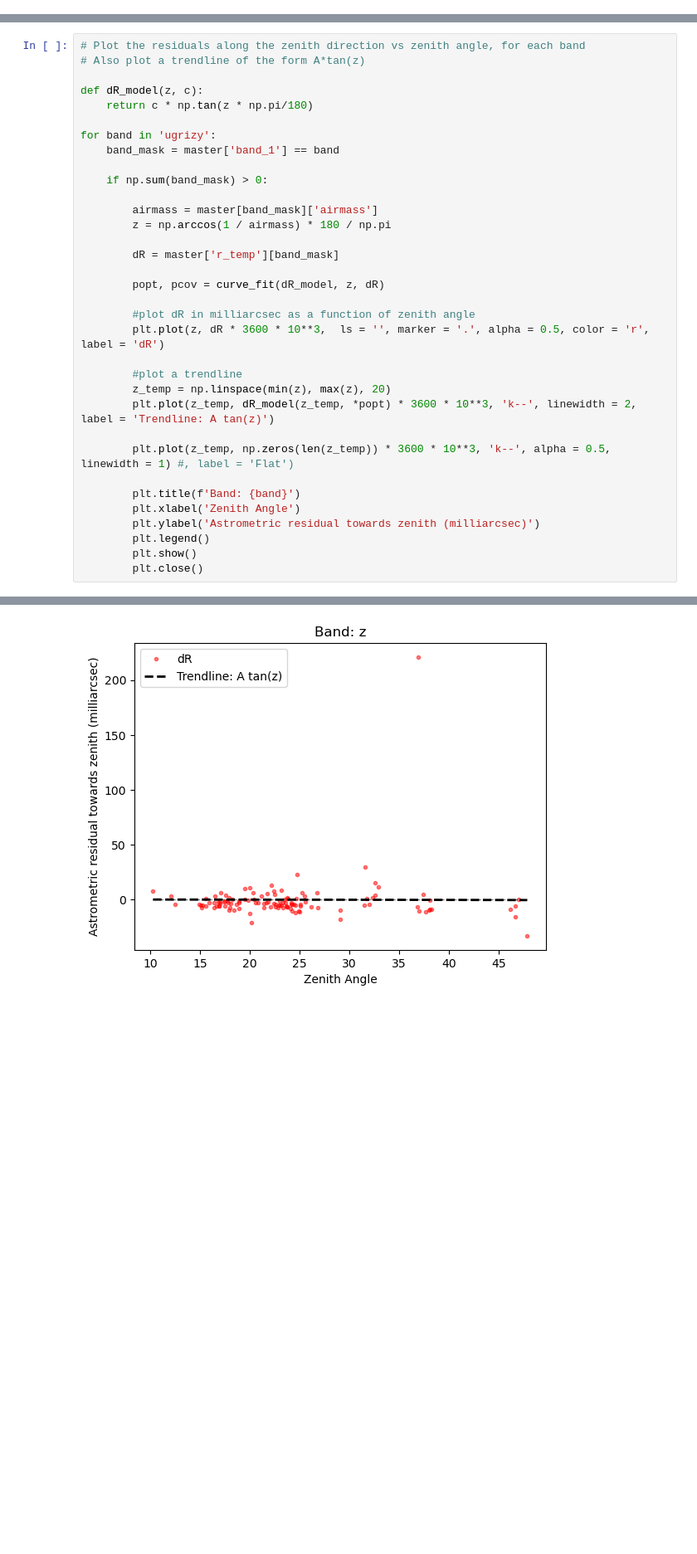
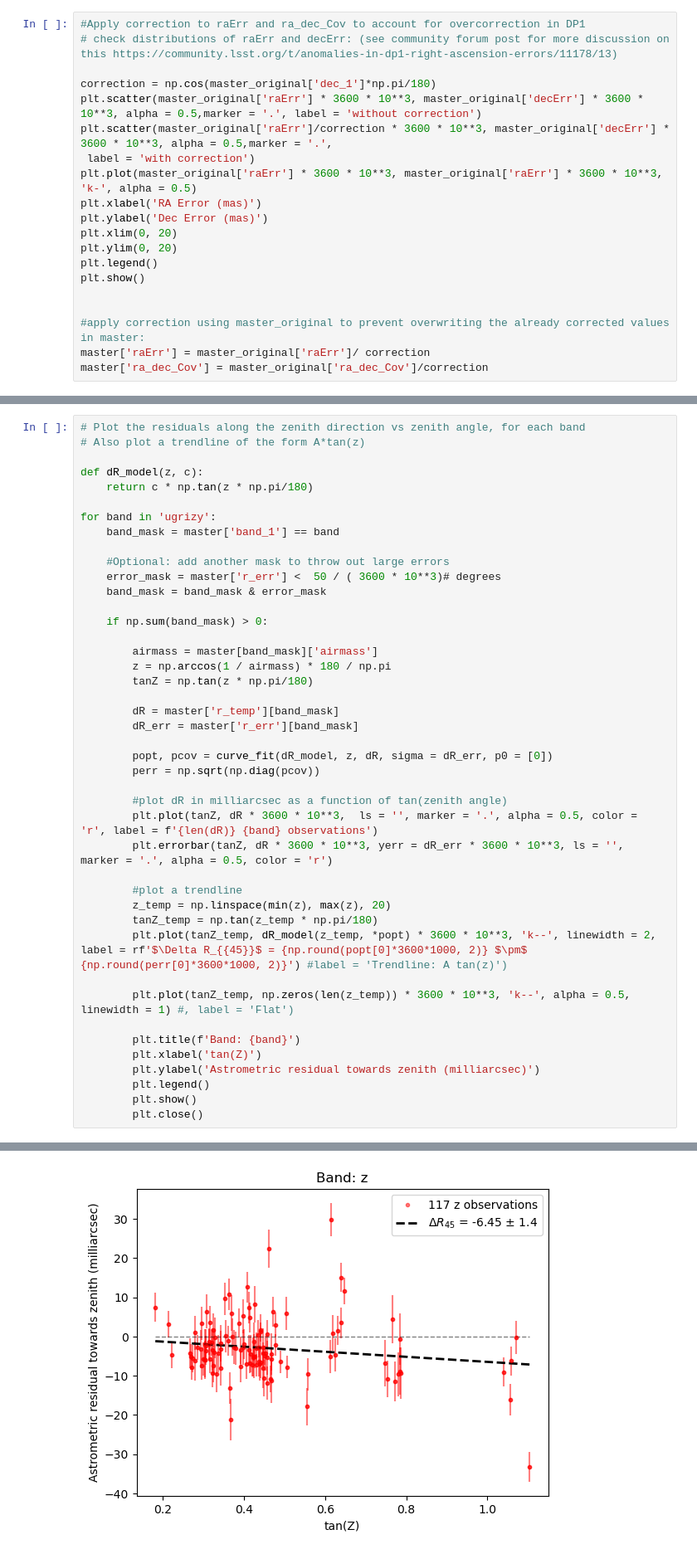
Before and after one commit to LSSTDESC/DifferentialCR, a Jupyter notebook: DCR_in_DP1.ipynb, the cells around one changed output, grey strips where cells are left out. Shown at 83% size. Saved outputs shown, nothing was run; the diff lists cells and outputs as text; blank space fills up the shorter version.

Commit message:
Updating plotting, rotation functions, and cleaning the 1st moment DCR in DP1 notebook

```diff
--- a/DCR_in_DP1.ipynb
+++ b/DCR_in_DP1.ipynb
@@ -193,0 +253,20 @@ NameError: name 'np' is not defined
+# %%
+#Apply correction to raErr and ra_dec_Cov to account for overcorrection in DP1
+# check distributions of raErr and decErr: (see community forum post for more discussion on this https://community.lsst.org/t/anomalies-in-dp1-right-ascension-errors/11178/13)
+
+correction = np.cos(master_original['dec_1']*np.pi/180)
+plt.scatter(master_original['raErr'] * 3600 * 10**3, master_original['decErr'] * 3600 * 10**3, alpha = 0.5,marker = '.', label = 'without correction')
+plt.scatter(master_original['raErr']/correction * 3600 * 10**3, master_original['decErr'] * 3600 * 10**3, alpha = 0.5,marker = '.',
+ label = 'with correction')
+plt.plot(master_original['raErr'] * 3600 * 10**3, master_original['raErr'] * 3600 * 10**3, 'k-', alpha = 0.5)
+plt.xlabel('RA Error (mas)')
+plt.ylabel('Dec Error (mas)')
+plt.xlim(0, 20)
+plt.ylim(0, 20)
+plt.legend()
+plt.show()
+
+
+#apply correction using master_original to prevent overwriting the already corrected values in master:
+master['raErr'] = master_original['raErr']/ correction
+master['ra_dec_Cov'] = master_original['ra_dec_Cov']/correction
@@ -302,26 +340,35 @@ def dR_model(z, c):
 for band in 'ugrizy':
     band_mask = master['band_1'] == band
 
+    #Optional: add another mask to throw out large errors
+    error_mask = master['r_err'] <  50 / ( 3600 * 10**3)# degrees
+    band_mask = band_mask & error_mask
+
     if np.sum(band_mask) > 0:
 
         airmass = master[band_mask]['airmass']
         z = np.arccos(1 / airmass) * 180 / np.pi
+        tanZ = np.tan(z * np.pi/180)
 
         dR = master['r_temp'][band_mask]
+        dR_err = master['r_err'][band_mask]
 
-        popt, pcov = curve_fit(dR_model, z, dR)
+        popt, pcov = curve_fit(dR_model, z, dR, sigma = dR_err, p0 = [0])
+        perr = np.sqrt(np.diag(pcov))
 
-        #plot dR in milliarcsec as a function of zenith angle
-        plt.plot(z, dR * 3600 * 10**3,  ls = '', marker = '.', alpha = 0.5, color = 'r', label = 'dR')
+        #plot dR in milliarcsec as a function of tan(zenith angle)
+        plt.plot(tanZ, dR * 3600 * 10**3,  ls = '', marker = '.', alpha = 0.5, color = 'r', label = f'{len(dR)} {band} observations')
+        plt.errorbar(tanZ, dR * 3600 * 10**3, yerr = dR_err * 3600 * 10**3, ls = '', marker = '.', alpha = 0.5, color = 'r')
 
         #plot a trendline
         z_temp = np.linspace(min(z), max(z), 20)
-        plt.plot(z_temp, dR_model(z_temp, *popt) * 3600 * 10**3, 'k--', linewidth = 2, label = 'Trendline: A tan(z)')
+        tanZ_temp = np.tan(z_temp * np.pi/180)
+        plt.plot(tanZ_temp, dR_model(z_temp, *popt) * 3600 * 10**3, 'k--', linewidth = 2, label = rf'$\Delta R_{{45}}$ = {np.round(popt[0]*3600*1000, 2)} $\pm$ {np.round(perr[0]*3600*1000, 2)}') #label = 'Trendline: A tan(z)')
 
-        plt.plot(z_temp, np.zeros(len(z_temp)) * 3600 * 10**3, 'k--', alpha = 0.5, linewidth = 1) #, label = 'Flat')
+        plt.plot(tanZ_temp, np.zeros(len(z_temp)) * 3600 * 10**3, 'k--', alpha = 0.5, linewidth = 1) #, label = 'Flat')
 
         plt.title(f'Band: {band}')
-        plt.xlabel('Zenith Angle')
+        plt.xlabel('tan(Z)')
         plt.ylabel('Astrometric residual towards zenith (milliarcsec)')
         plt.legend()
         plt.show()
@@ -334 +381 @@ for band in 'ugrizy':
-[figure, old version]
+[figure, new version]
```
Also changed, not shown: parts of 11 cells of this notebook, 2 other files.
